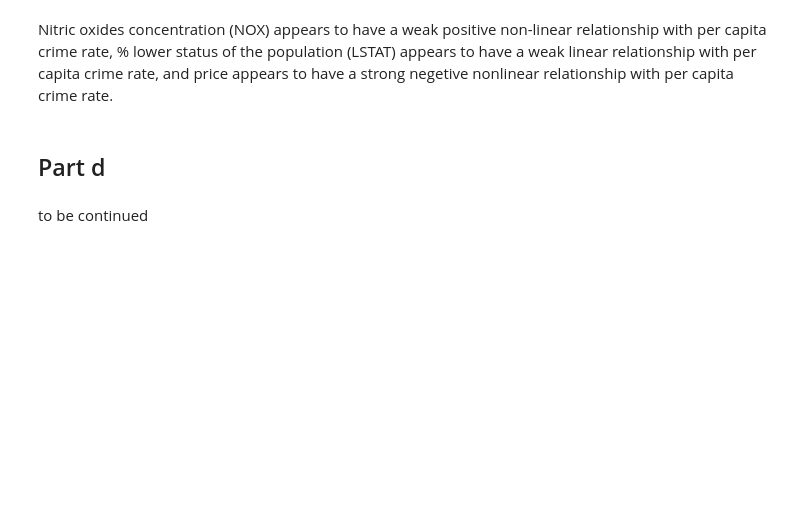
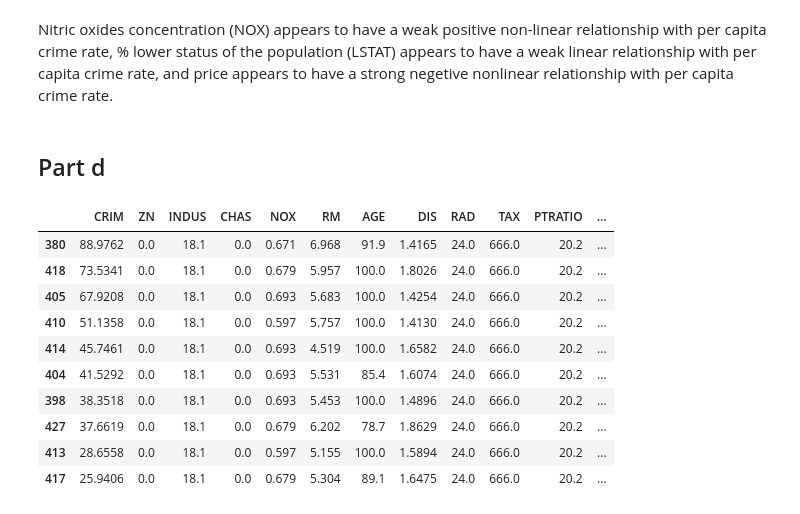
Before and after one commit to deepchatterjeevns/ISLR-Problems, a Jupyter notebook: problem10.ipynb, the cells around one changed output. Drawn from its saved outputs; the diff is of its cells as text; code cells hidden in the pictures; blank space fills up the shorter version.

```diff
--- a/problem10.ipynb
+++ b/problem10.ipynb
@@ -65,5 +65,17 @@ Nitric oxides concentration (NOX) appears to have a weak positive non-linear rel
 % lower status of the population (LSTAT) appears to have a weak linear relationship with per capita crime rate, and price appears to have a strong negetive nonlinear relationship with per capita crime rate.
 # %% [markdown]
 ## Part d
-# %% [markdown]
-to be continued
+# %%
+df.iloc[df['CRIM'].nlargest(10).index]
+# %% [output]
+|  | CRIM | ZN | INDUS | CHAS | NOX | RM | AGE | DIS | RAD | TAX | PTRATIO | ... |
+| 380 | 88.9762 | 0.0 | 18.1 | 0.0 | 0.671 | 6.968 | 91.9 | 1.4165 | 24.0 | 666.0 | 20.2 | ... |
+| 418 | 73.5341 | 0.0 | 18.1 | 0.0 | 0.679 | 5.957 | 100.0 | 1.8026 | 24.0 | 666.0 | 20.2 | ... |
+| 405 | 67.9208 | 0.0 | 18.1 | 0.0 | 0.693 | 5.683 | 100.0 | 1.4254 | 24.0 | 666.0 | 20.2 | ... |
+| 410 | 51.1358 | 0.0 | 18.1 | 0.0 | 0.597 | 5.757 | 100.0 | 1.4130 | 24.0 | 666.0 | 20.2 | ... |
+| 414 | 45.7461 | 0.0 | 18.1 | 0.0 | 0.693 | 4.519 | 100.0 | 1.6582 | 24.0 | 666.0 | 20.2 | ... |
+| 404 | 41.5292 | 0.0 | 18.1 | 0.0 | 0.693 | 5.531 | 85.4 | 1.6074 | 24.0 | 666.0 | 20.2 | ... |
+| 398 | 38.3518 | 0.0 | 18.1 | 0.0 | 0.693 | 5.453 | 100.0 | 1.4896 | 24.0 | 666.0 | 20.2 | ... |
+| 427 | 37.6619 | 0.0 | 18.1 | 0.0 | 0.679 | 6.202 | 78.7 | 1.8629 | 24.0 | 666.0 | 20.2 | ... |
+| 413 | 28.6558 | 0.0 | 18.1 | 0.0 | 0.597 | 5.155 | 100.0 | 1.5894 | 24.0 | 666.0 | 20.2 | ... |
+| 417 | 25.9406 | 0.0 | 18.1 | 0.0 | 0.679 | 5.304 | 89.1 | 1.6475 | 24.0 | 666.0 | 20.2 | ... |
```
Also changed, not shown: parts of 16 cells of this notebook.
